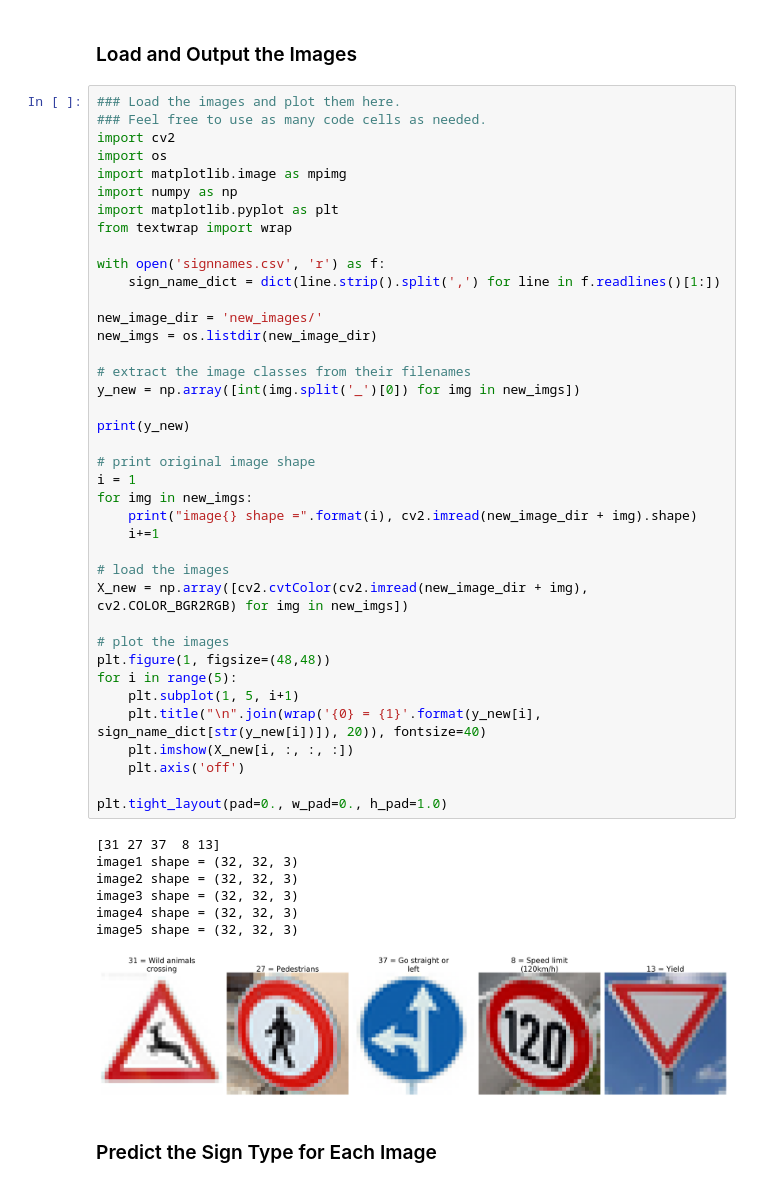
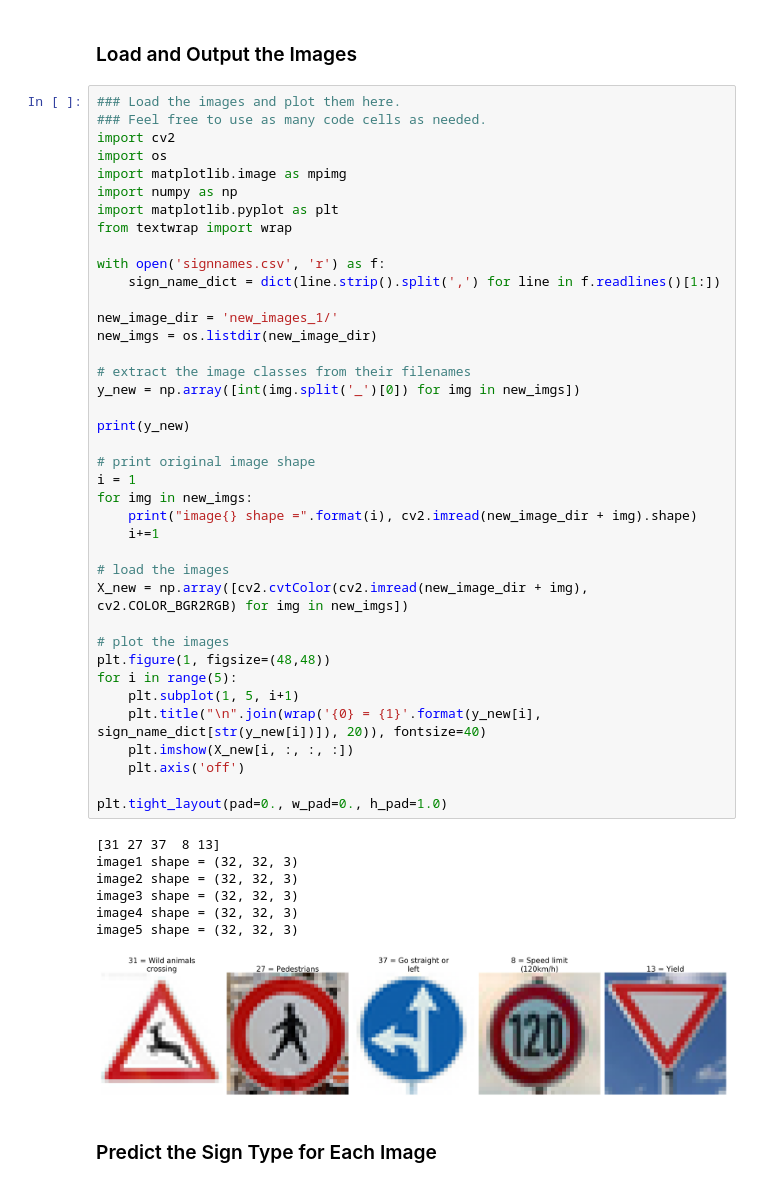
Before and after one commit to GitHubChuanYu/Project2_TrafficSignClassifier, a Jupyter notebook: Traffic_Sign_Classifier.ipynb, the cells around one changed output. Drawn from its saved outputs; the diff is of its cells as text.

Commit message:
Add new testing for new_images_1.

```diff
--- a/Traffic_Sign_Classifier.ipynb
+++ b/Traffic_Sign_Classifier.ipynb
@@ -350,40 +350,40 @@ from textwrap import wrap
 with open('signnames.csv', 'r') as f:
     sign_name_dict = dict(line.strip().split(',') for line in f.readlines()[1:])
 
-new_image_dir = 'new_images/'
+new_image_dir = 'new_images_1/'
 new_imgs = os.listdir(new_image_dir)
 
 # extract the image classes from their filenames
 y_new = np.array([int(img.split('_')[0]) for img in new_imgs])
 
 print(y_new)
 
 # print original image shape
 i = 1
 for img in new_imgs:
     print("image{} shape =".format(i), cv2.imread(new_image_dir + img).shape)
     i+=1
 
 # load the images
 X_new = np.array([cv2.cvtColor(cv2.imread(new_image_dir + img), cv2.COLOR_BGR2RGB) for img in new_imgs])
 
 # plot the images
 plt.figure(1, figsize=(48,48))
 for i in range(5):
     plt.subplot(1, 5, i+1)
     plt.title("\n".join(wrap('{0} = {1}'.format(y_new[i], sign_name_dict[str(y_new[i])]), 20)), fontsize=40)
     plt.imshow(X_new[i, :, :, :])
     plt.axis('off')
 
 plt.tight_layout(pad=0., w_pad=0., h_pad=1.0)
 # %% [output]
 [31 27 37  8 13]
 image1 shape = (32, 32, 3)
 image2 shape = (32, 32, 3)
 image3 shape = (32, 32, 3)
 image4 shape = (32, 32, 3)
 image5 shape = (32, 32, 3)
-[figure, old version]
+[figure, new version]
 # %% [markdown]
 ### Predict the Sign Type for Each Image
 # %%
```
Also changed, not shown: parts of 5 cells of this notebook, 3 other files.
